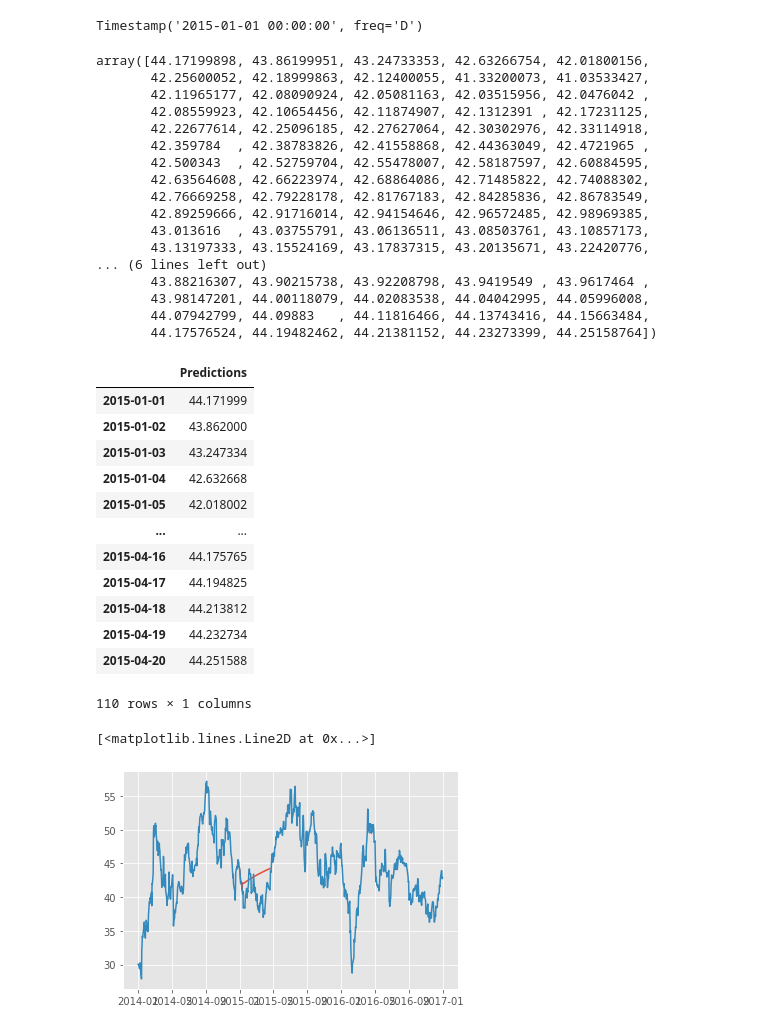
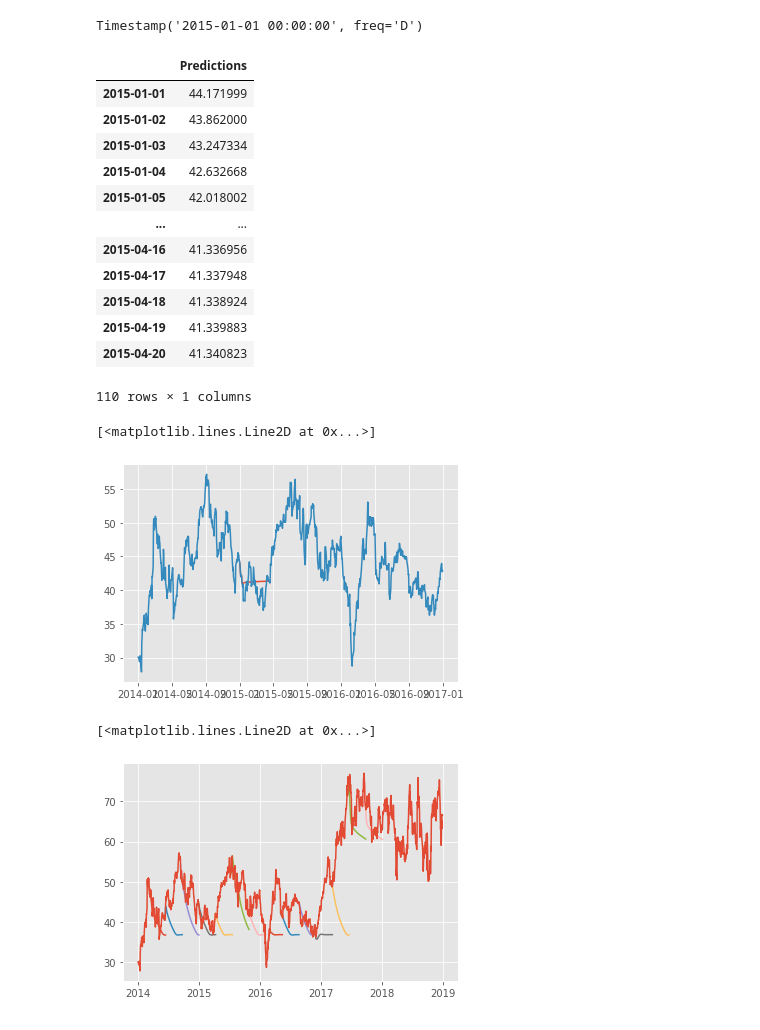
Before and after one commit to Nikhil-Khetani/Tesla-Stock-Price-Predictor, a Jupyter notebook: Notebook3.ipynb, the cells around one changed output. Drawn from its saved outputs; the diff is of its cells as text; code cells hidden in the pictures.

Commit message:
Added predictEveryNPeriods

```diff
--- a/Notebook3.ipynb
+++ b/Notebook3.ipynb
@@ -175,8 +175,8 @@ X_data.shape
 ['lag_10', 'lag_9', 'lag_8', 'lag_7', 'lag_6', 'lag_5', 'lag_4', 'lag_3', 'lag_2', 'lag_1']
 (1406, 10)
 # %%
-for i in range(len(X_data)):
-  print(X_data[i],y_data[i])
+# for i in range(len(X_data)):
+  # print(X_data[i],y_data[i])
 # %%
 import tensorflow as tf
 # %%
@@ -194,6 +194,6 @@ WARNING:tensorflow:Layer lstm will not use cuDNN kernel since it doesn't meet th
 n_features = 1
 X_data = X_data.reshape((X_data.shape[0], X_data.shape[1], n_features))
 # %%
-model.fit(X_data, y_data, epochs=200, verbose=1)
+model.fit(X_data, y_data, epochs=200, shuffle=True,verbose=1)
 # %% [output]
 Epoch 1/200
@@ -278,46 +288,45 @@ def predict(model, input_array, future_steps):
   return prediction
 # %%
 pred = scaler.inverse_transform(np.expand_dims(predict(model, test_input, 100),0))[0]
-pred
+pred_date_range = pd.date_range(test_start_date,periods=len(pred))
+pred_df = pd.DataFrame(data={'Predictions':pred}, index=pred_date_range)
+pred_df
 # %% [output]
+|  | Predictions |
+| 2015-01-01 | 44.171999 |
+| 2015-01-02 | 43.862000 |
+| 2015-01-03 | 43.247334 |
+| 2015-01-04 | 42.632668 |
+| 2015-01-05 | 42.018002 |
+| ... | ... |
+| 2015-04-16 | 41.336956 |
+| 2015-04-17 | 41.337948 |
+| 2015-04-18 | 41.338924 |
+| 2015-04-19 | 41.339883 |
+| 2015-04-20 | 41.340823 |
-array([44.17199898, 43.86199951, 43.24733353, 42.63266754, 42.01800156,
-       42.25600052, 42.18999863, 42.12400055, 41.33200073, 41.03533427,
-       42.11965177, 42.08090924, 42.05081163, 42.03515956, 42.0476042 ,
-       42.08559923, 42.10654456, 42.11874907, 42.1312391 , 42.17231125,
-       42.22677614, 42.25096185, 42.27627064, 42.30302976, 42.33114918,
-       42.359784  , 42.38783826, 42.41558868, 42.44363049, 42.4721965 ,
-       42.500343  , 42.52759704, 42.55478007, 42.58187597, 42.60884595,
-       42.63564608, 42.66223974, 42.68864086, 42.71485822, 42.74088302,
-       42.76669258, 42.79228178, 42.81767183, 42.84285836, 42.86783549,
-       42.89259666, 42.91716014, 42.94154646, 42.96572485, 42.98969385,
-       43.013616  , 43.03755791, 43.06136511, 43.08503761, 43.10857173,
-       43.13197333, 43.15524169, 43.17837315, 43.20135671, 43.22420776,
-... (6 lines left out)
-       43.88216307, 43.90215738, 43.92208798, 43.9419549 , 43.9617464 ,
-       43.98147201, 44.00118079, 44.02083538, 44.04042995, 44.05996008,
-       44.07942799, 44.09883   , 44.11816466, 44.13743416, 44.15663484,
-       44.17576524, 44.19482462, 44.21381152, 44.23273399, 44.25158764])
+110 rows × 1 columns
-# %%
-pred_date_range = pd.date_range(test_start_date,periods=len(pred))
-pred_df=pd.DataFrame(data={'Predictions':pred}, index=pred_date_range)
-pred_df
-# %% [output]
-|  | Predictions |
-| 2015-01-01 | 44.171999 |
-| 2015-01-02 | 43.862000 |
-| 2015-01-03 | 43.247334 |
-| 2015-01-04 | 42.632668 |
-| 2015-01-05 | 42.018002 |
-| ... | ... |
-| 2015-04-16 | 44.175765 |
-| 2015-04-17 | 44.194825 |
-| 2015-04-18 | 44.213812 |
-| 2015-04-19 | 44.232734 |
-| 2015-04-20 | 44.251588 |
-110 rows × 1 columns
 # %%
 plt.plot(pred_df)
 plt.plot(df['2014':'2016'])
 # %% [output]
 [<matplotlib.lines.Line2D at 0x...>]
-[figure, old version]
+[figure, new version]
+# %%
+def predictEveryNPeriods(model, data, N, input_length, future_steps, scaler):
+  timestep = data.index.min()
+  while timestep<data.index.max() - timedelta(days=input_length):
+    input_seq = data[timestep:timestep+timedelta(days=input_length)]
+    pred = scaler.inverse_transform(np.expand_dims(predict(model, input_seq, future_steps=future_steps),0))[0]
+    pred_date_range = pd.date_range(timestep,periods=len(pred))
+    pred_df = pd.DataFrame(data={'Predictions':pred}, index=pred_date_range)
+    plt.plot(pred_df)
+
+    timestep += timedelta(days=N)
+  pass
+
+
+predictEveryNPeriods(model, train_data['Scaled_close'],100,input_length,100, scaler)
+plt.plot(df['2014':'2018'])
+# %% [output]
+[<matplotlib.lines.Line2D at 0x...>]
+[figure, added]
```
Also changed, not shown: parts of 3 cells of this notebook.
